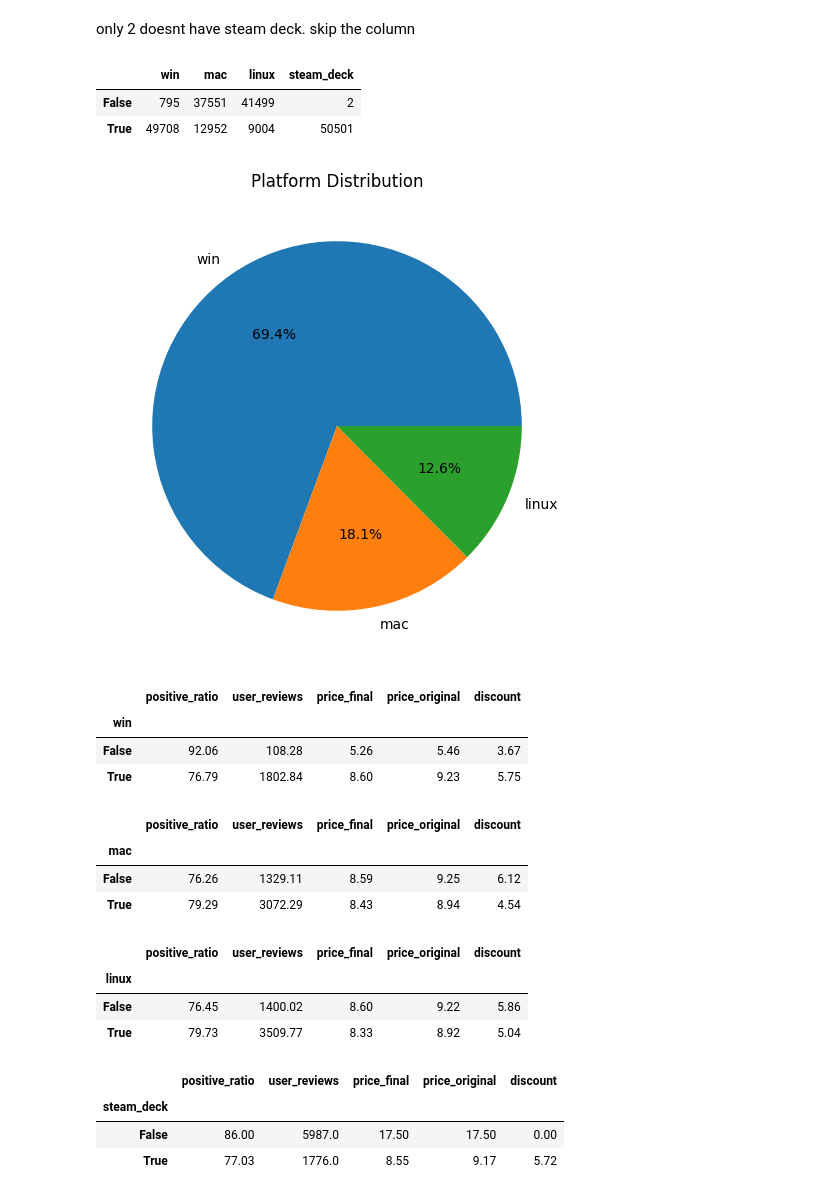
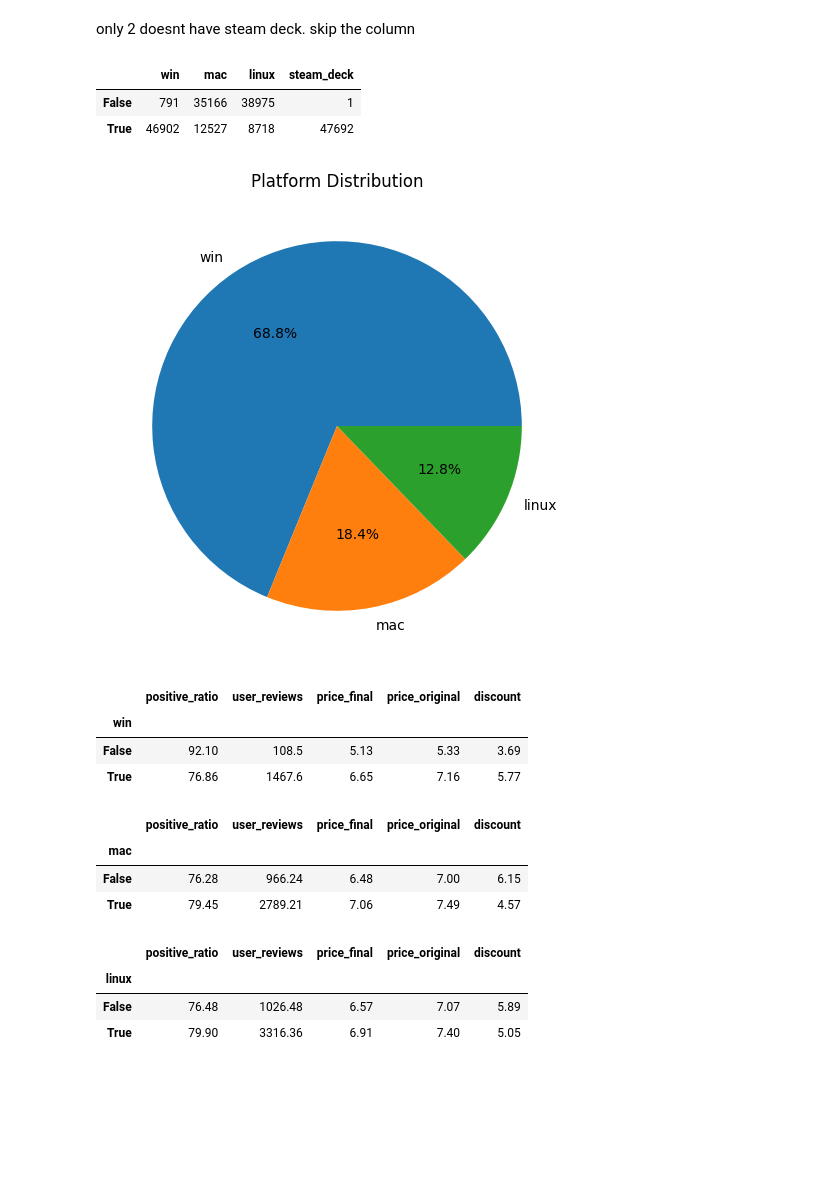
Before and after one commit to LLF00/datascience1, a Jupyter notebook: DS Project.ipynb, the cells around one changed output. Cells and saved outputs as stored; diff of their text form; code cells hidden in the pictures; blank space fills up the shorter version.

```diff
--- a/DS Project.ipynb
+++ b/DS Project.ipynb
@@ -30,0 +46,4 @@ memory usage: 3.7+ MB
+# %%
+df1 = df.merge(metadata, on='app_id')
+# %%
+df1 = df1.drop('description', axis=1)
@@ -40,4 +88,6 @@ df.isnull().sum(axis=1).sum()
 drop duplicate if any
 # %%
 # Drop duplicate rows
-df.drop_duplicates(inplace=True)
+df1.drop_duplicates(subset=['app_id', 'title', 'date_release', 'win', 'mac', 'linux',
+                             'rating', 'positive_ratio', 'user_reviews', 'price_final',
+                             'price_original', 'discount', 'steam_deck'], inplace=True)
@@ -43,0 +117,3 @@ df.drop_duplicates(inplace=True)
+# %%
+df1 = df1[df1['price_final'] < 29]
+df1 = df1[df1['price_original'] < 30]
@@ -98,46 +174,39 @@ See if devices matter something
 # %% [markdown]
  only 2 doesnt have steam deck. skip the column
 # %%
-df[['win', 'mac', 'linux', 'steam_deck']].apply(pd.value_counts)
+df1[['win', 'mac', 'linux', 'steam_deck']].apply(pd.value_counts)
 # %% [output]
 |  | win | mac | linux | steam_deck |
-| False | 795 | 37551 | 41499 | 2 |
-| True | 49708 | 12952 | 9004 | 50501 |
+| False | 791 | 35166 | 38975 | 1 |
+| True | 46902 | 12527 | 8718 | 47692 |
 # %%
-platform_counts = df[['win', 'mac', 'linux']].sum()
+platform_counts = df1[['win', 'mac', 'linux']].sum()
 
 # Plotting the pie chart
 plt.figure(figsize=(6, 6))
 plt.pie(platform_counts, labels=platform_counts.index, autopct='%1.1f%%')
 plt.title('Platform Distribution')
 plt.show()
 # %% [output]
-[figure, old version]
+[figure, new version]
 # %%
-df.groupby('win')[['positive_ratio','user_reviews', 'price_final','price_original','discount']].mean().round(2)
+df1.groupby('win')[['positive_ratio','user_reviews', 'price_final','price_original','discount']].mean().round(2)
 # %% [output]
 |  | positive_ratio | user_reviews | price_final | price_original | discount |
 | win |  |  |  |  |  |
-| False | 92.06 | 108.28 | 5.26 | 5.46 | 3.67 |
-| True | 76.79 | 1802.84 | 8.60 | 9.23 | 5.75 |
+| False | 92.10 | 108.5 | 5.13 | 5.33 | 3.69 |
+| True | 76.86 | 1467.6 | 6.65 | 7.16 | 5.77 |
 # %%
-df.groupby('mac')[['positive_ratio','user_reviews', 'price_final','price_original','discount']].mean().round(2)
+df1.groupby('mac')[['positive_ratio','user_reviews', 'price_final','price_original','discount']].mean().round(2)
 # %% [output]
 |  | positive_ratio | user_reviews | price_final | price_original | discount |
 | mac |  |  |  |  |  |
-| False | 76.26 | 1329.11 | 8.59 | 9.25 | 6.12 |
-| True | 79.29 | 3072.29 | 8.43 | 8.94 | 4.54 |
+| False | 76.28 | 966.24 | 6.48 | 7.00 | 6.15 |
+| True | 79.45 | 2789.21 | 7.06 | 7.49 | 4.57 |
 # %%
-df.groupby('linux')[['positive_ratio','user_reviews', 'price_final','price_original','discount']].mean().round(2)
+df1.groupby('linux')[['positive_ratio','user_reviews', 'price_final','price_original','discount']].mean().round(2)
 # %% [output]
 |  | positive_ratio | user_reviews | price_final | price_original | discount |
 | linux |  |  |  |  |  |
-| False | 76.45 | 1400.02 | 8.60 | 9.22 | 5.86 |
-| True | 79.73 | 3509.77 | 8.33 | 8.92 | 5.04 |
+| False | 76.48 | 1026.48 | 6.57 | 7.07 | 5.89 |
+| True | 79.90 | 3316.36 | 6.91 | 7.40 | 5.05 |
-# %%
-df.groupby('steam_deck')[['positive_ratio','user_reviews', 'price_final','price_original','discount']].mean().round(2)
-# %% [output]
-|  | positive_ratio | user_reviews | price_final | price_original | discount |
-| steam_deck |  |  |  |  |  |
-| False | 86.00 | 5987.0 | 17.50 | 17.50 | 0.00 |
-| True | 77.03 | 1776.0 | 8.55 | 9.17 | 5.72 |
```
Also changed, not shown: parts of 21 cells of this notebook.
